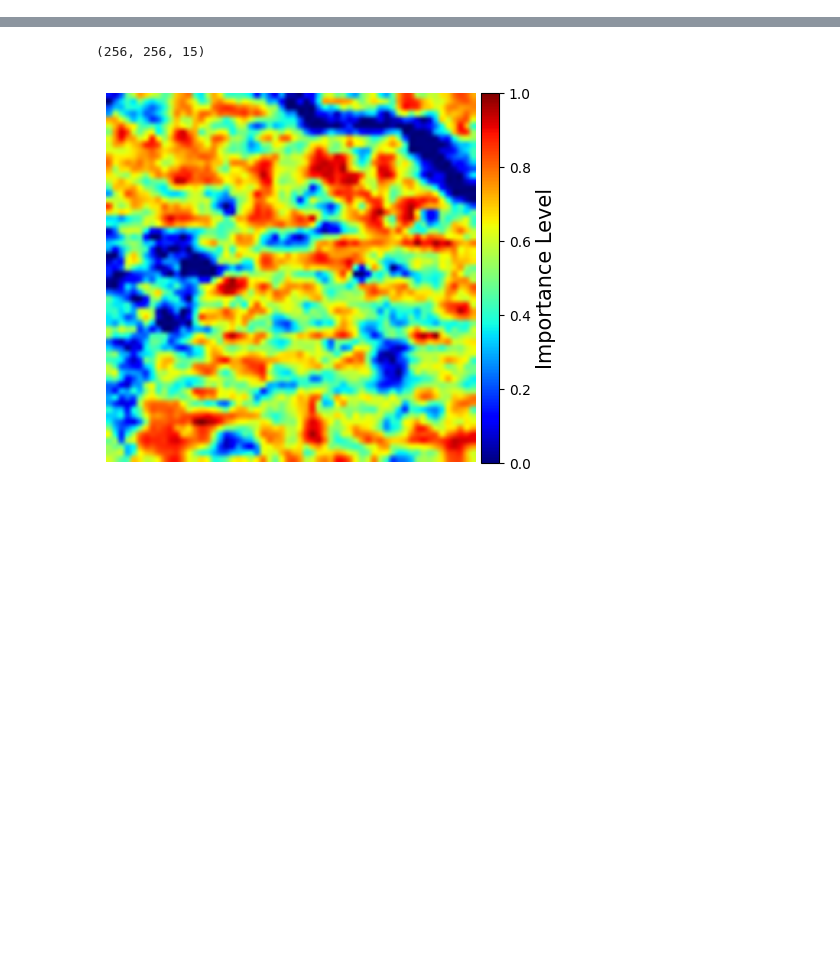
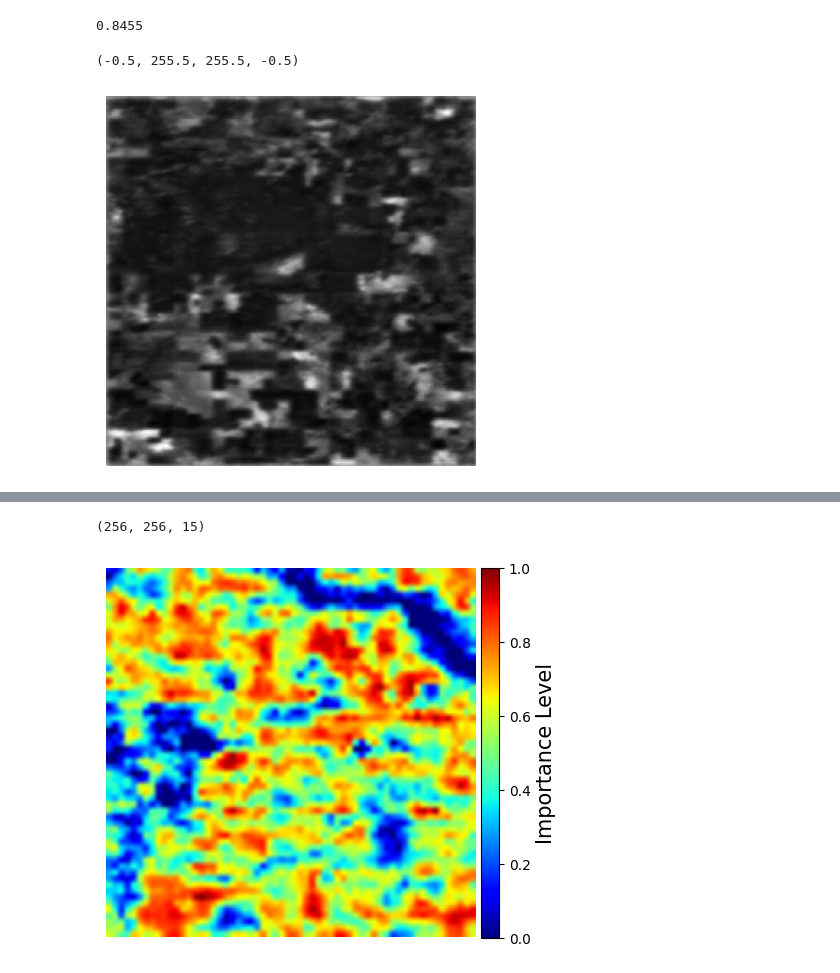
Before and after one commit to Arun-1997/Msc_Thesis, a Jupyter notebook: data_visualisation.ipynb, the cells around one changed output, grey strips where cells are left out. Drawn from its saved outputs; the diff is of its cells as text; code cells hidden in the pictures; blank space fills up the shorter version.

```diff
--- a/data_visualisation.ipynb
+++ b/data_visualisation.ipynb
@@ -20,3 +26,14 @@ file.count
+# %%
+file.read()[0:12,:,:].max()
+# %% [output]
+0.8455
+# %%
+output_image = plt.imread(unet_test)
+plt.imshow(output_image)
+plt.axis("off")
+# %% [output]
+(-0.5, 255.5, 255.5, -0.5)
+[figure, added]
 # %%
 plt.imshow(file.read()[12])
 plt.axis("off")
```
Also changed, not shown: parts of 4 cells of this notebook, 3 other files.
